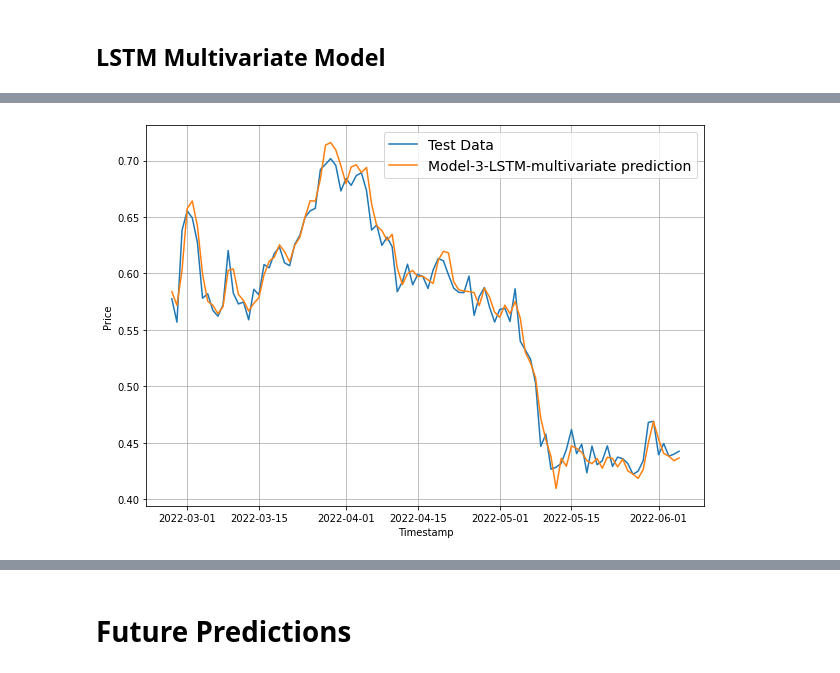
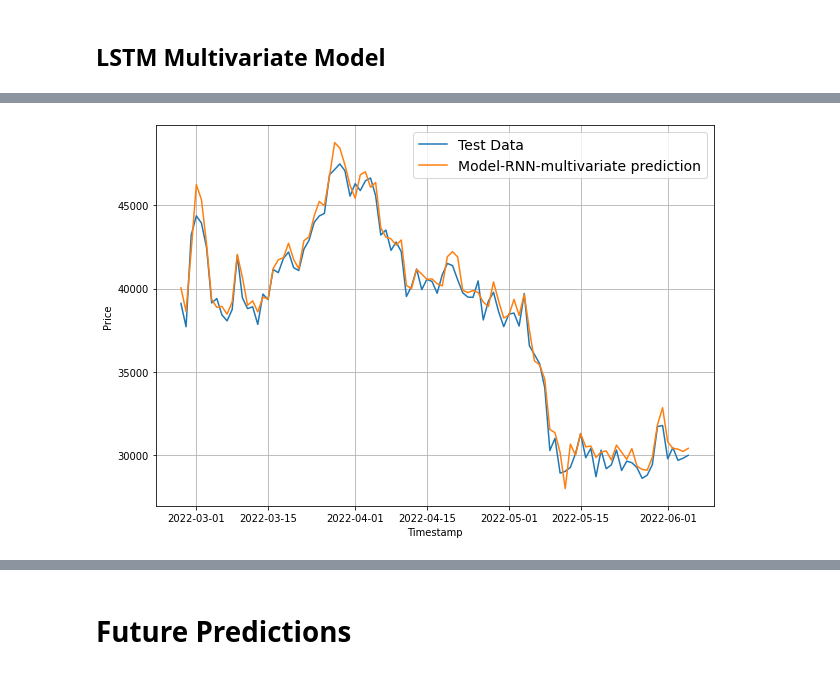
Before and after one commit to bibekyess/AI_practice, a Jupyter notebook: Killionaire.ipynb, the cells around one changed output, grey strips where cells are left out. Saved outputs shown, nothing was run; the diff lists cells and outputs as text; code cells hidden in the pictures.

```diff
--- a/Killionaire.ipynb
+++ b/Killionaire.ipynb
@@ -688,8 +819,13 @@ btc_windowed_df.head(10)
+# %%
+btc_windowed_df_train = btc_windowed_df_train.dropna()
+btc_windowed_df_test = btc_windowed_df_test.dropna()
 # %%
 # Removing the rows with the missing values
 # Create X (windows) and Y (horizons) features
-btc_windowed_df = normalize(btc_windowed_df.dropna(), price_mem_multivariate)
-x = btc_windowed_df.drop("Price", axis=1).astype(np.float32) # windows
-y = btc_windowed_df["Price"].astype(np.float32) # labels
-x.head(), y.head()
+
+x_train = btc_windowed_df_train.drop("Price", axis=1).astype(np.float32) # windows
+y_train = btc_windowed_df_train["Price"].astype(np.float32) # labels
+x_test = btc_windowed_df_test.drop("Price", axis=1).astype(np.float32) # windows
+y_test = btc_windowed_df_test["Price"].astype(np.float32) # labels
+len(x_train), len(x_test)
 # %% [output]
@@ -718,6 +832,0 @@ price_mem_multivariate, price_mem_univariate
-# %%
-# 80% train, 205% test
-boundary1 = int(0.8 * len(x))
-x_train, y_train = x[:boundary1], y[:boundary1]
-x_test, y_test = x[boundary1:], y[boundary1:]
-len(x_train), len(x_test)
@@ -821,6 +940,8 @@ model_2_multi = tf.keras.Sequential([
   layers.Activation(activation='relu'),
 
   layers.GlobalAveragePooling1D(),
+  layers.Dense(128, activation="relu"),
+
   layers.Dense(HORIZON, activation="relu")
 
 ], name="model_conv1D_multivariate")
@@ -938,10 +1078,10 @@ model_3_multi_preds = make_prediction(model_3_multi, x_test)
 # %%
 offset=len(x_test)-100
 plt.figure(figsize=(10,7))
-plot_time_series(timesteps=x_test.index.to_numpy(), values=y_test.to_numpy(), format="-", start=offset, label="Test Data")
-plot_time_series(timesteps=x_test.index.to_numpy(), values=model_3_multi_preds, format="-", start=offset, label="Model-3-LSTM-multivariate prediction")
+plot_time_series(timesteps=x_test.index.to_numpy(), values=denormalize_price(y_test.to_numpy()), format="-", start=offset, label="Test Data")
+plot_time_series(timesteps=x_test.index.to_numpy(), values=denormalize_price(model_3_multi_preds), format="-", start=offset, label="Model-RNN-multivariate prediction")
 # %% [output]
-[figure, old version]
+[figure, new version]
 # %%
 model_3_results_multi = evaluate_preds(y_true=tf.squeeze(y_test), y_pred=model_3_multi_preds)
 model_3_results_multi
```
Also changed, not shown: parts of 63 cells of this notebook.
